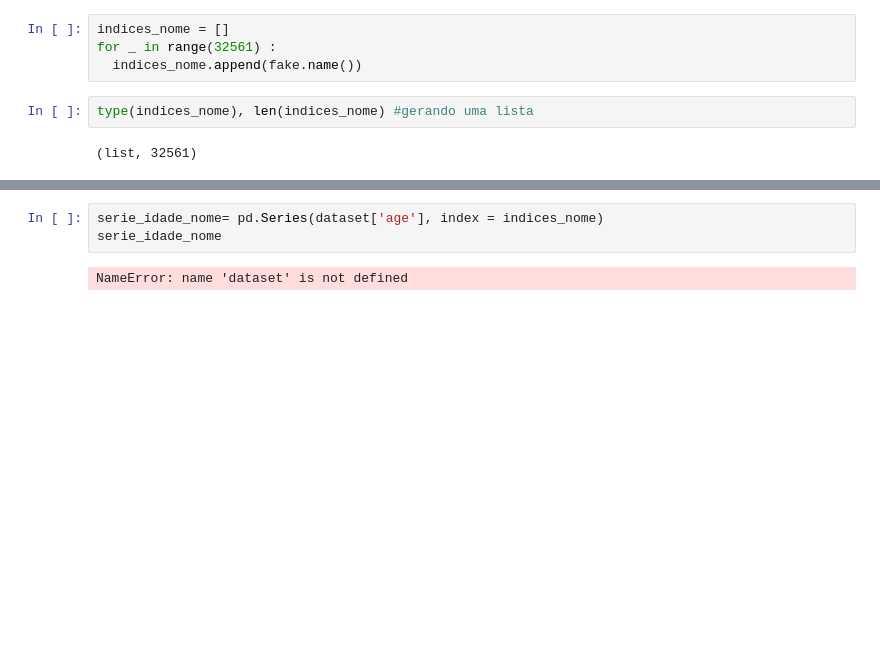
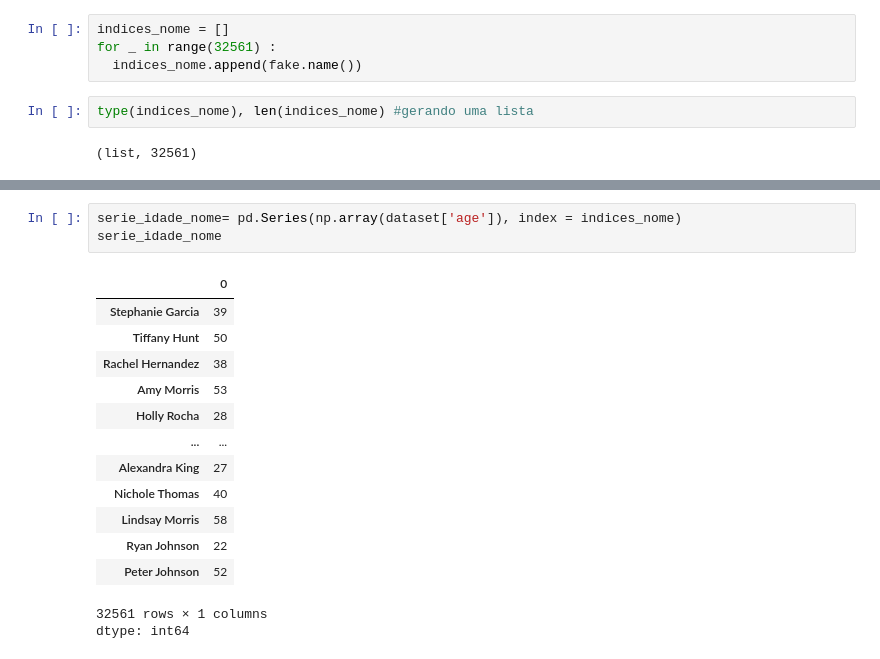
Before and after one commit to DanRelief/DanRelief, a Jupyter notebook: Pandas.ipynb, the cells around one changed output, grey strips where cells are left out. Cells and saved outputs as stored; diff of their text form; blank space fills up the shorter version.

```diff
--- a/Pandas.ipynb
+++ b/Pandas.ipynb
@@ -357,5 +370,18 @@ indices_nome[0:10] #mostrando 10 nomes
 # %%
-serie_idade_nome= pd.Series(dataset['age'], index = indices_nome)
+serie_idade_nome= pd.Series(np.array(dataset['age']), index = indices_nome)
 serie_idade_nome
 # %% [output]
+|  | 0 |
+| Stephanie Garcia | 39 |
+| Tiffany Hunt | 50 |
+| Rachel Hernandez | 38 |
+| Amy Morris | 53 |
+| Holly Rocha | 28 |
+| ... | ... |
+| Alexandra King | 27 |
+| Nichole Thomas | 40 |
+| Lindsay Morris | 58 |
+| Ryan Johnson | 22 |
+| Peter Johnson | 52 |
-NameError: name 'dataset' is not defined
+32561 rows × 1 columns
+dtype: int64
```
Also changed, not shown: parts of 24 cells of this notebook.
